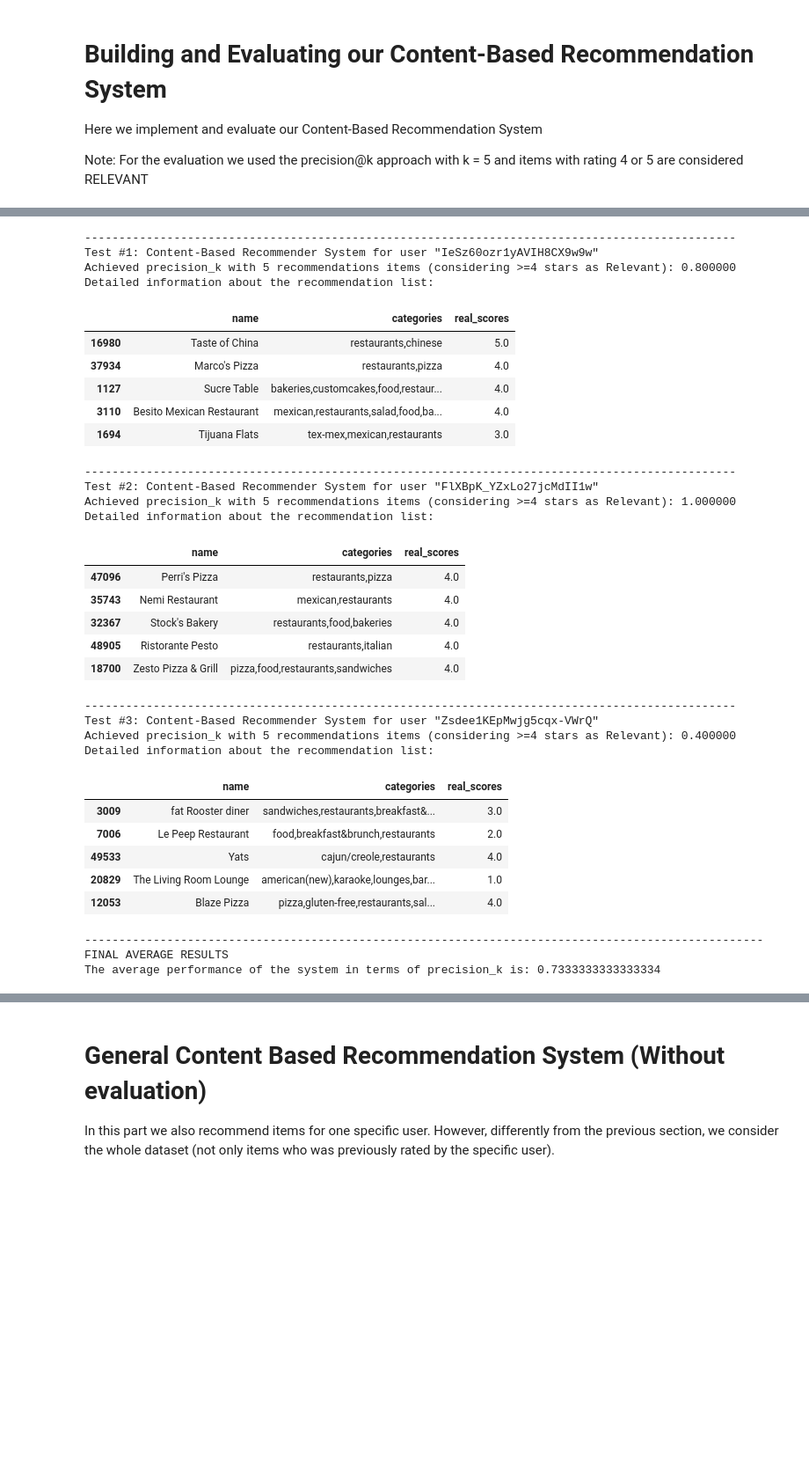
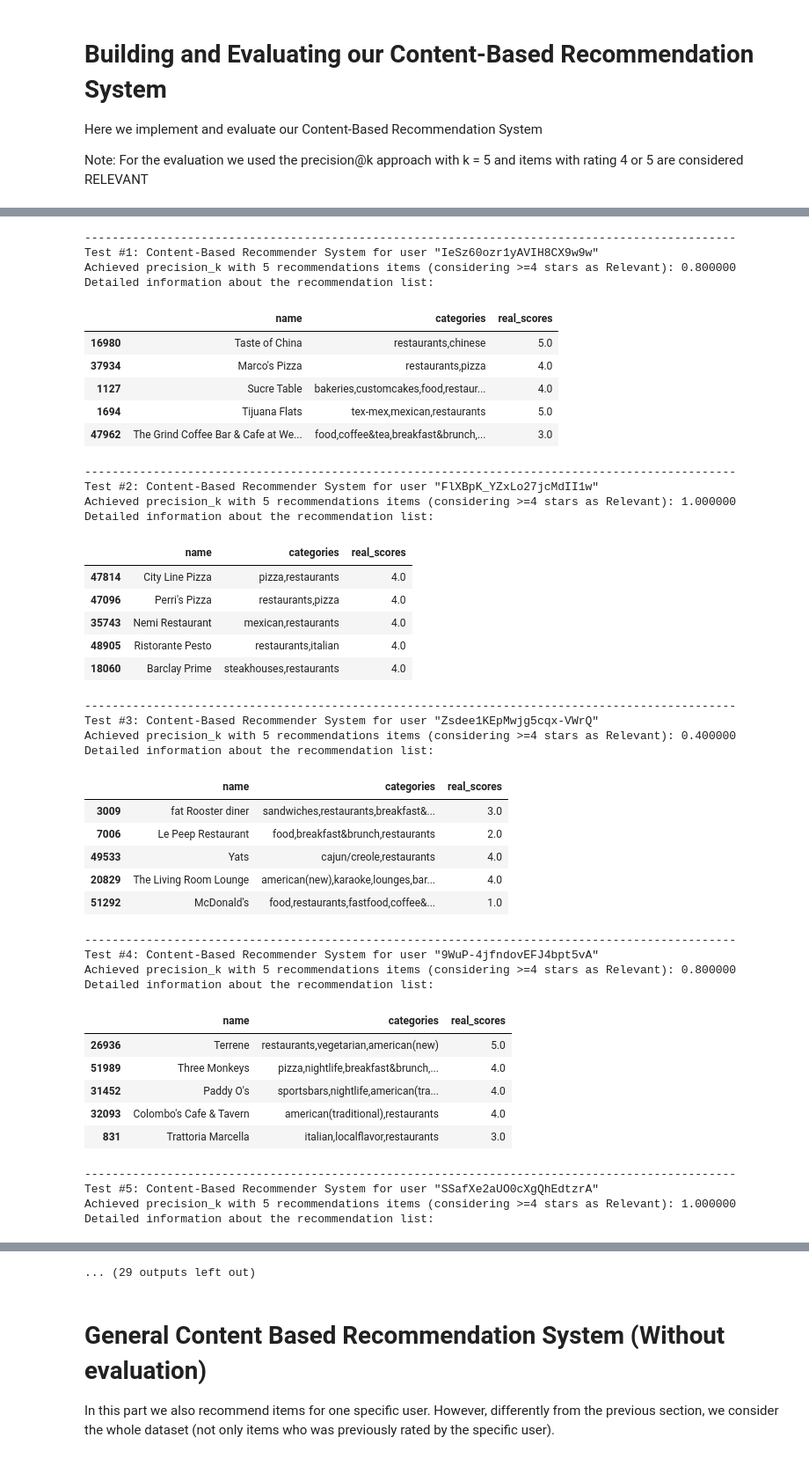
Before and after one commit to pouyakhooshabi/Recommender-System-Design, a Jupyter notebook: Programming_model-v2.ipynb, the cells around one changed output, grey strips where cells are left out. Shown at 88% size. Saved outputs shown, nothing was run; the diff lists cells and outputs as text; code cells hidden in the pictures; blank space fills up the shorter version.

```diff
--- a/Programming_model-v2.ipynb
+++ b/Programming_model-v2.ipynb
@@ -406,9 +420,7 @@ def return_stars(user_id_value, train):
     """
     This function create a vector of ratings for a given user using ONLY the train set
     """
-    df_temp1 = df_business_filtered[['business_id','city']].join(train, ['business_id'], how="full_outer")  # Creating the list of 'REVIEW' of current USER (note that business not evaluated receives None)
-    np_stars = np.array(df_temp1.select('stars').collect())  # Creating a list of reviews by this user
-    np_stars = np_stars.astype(str)  # Converting to string to remove 'None'
-    np_stars[np_stars == 'None'] = 0  # Replacing 'None' per 0
-    np_stars = np_stars.astype(float)  # Converting to float
+    df_temp1 = pd.merge(df_itemProf_normalized[['business_id']], train, on='business_id', how="left") # Finding ratings for all items for the user (NaN) is returned for non reted items
+    np_stars = df_temp1['stars'].to_numpy()
+    np_stars[np.isnan(np_stars)] = 0
     return np_stars
@@ -424,13 +430,9 @@ def build_user_profile(user_id_value, train):
     This function creates the user_profile given the user and the TRAIN SER
     """
     np_stars = return_stars(user_id_value, train)  # Using the function return_stars to form a vector with all restaurants reviwed
-    df_itemProf1 = df_itemProf_normalized.drop('business_id', axis = 1)  # dropping business ID column from item profile df
-    np_items_matrix1 = np.array(df_itemProf1)
-    user_profile = (np.matmul(np_stars.transpose(), np_items_matrix1))
+    np_items_matrix1 = np.array(df_itemProf_normalized.iloc[:,1:]) # dropping business ID column from item profile df and trsansformin np.array
+    user_profile = (np.matmul(np_stars.transpose(), np_items_matrix1))/np.sum(np_stars)
     return user_profile
-# %%
-df_itemProf1 = df_itemProf_normalized.drop('business_id', axis = 1)  # dropping business ID column from item profile df
-np_items_matrix1 = np.array(df_itemProf1)
 # %%
 def content_based_test(user_profile, k_value, test):
     """
@@ -440,7 +442,7 @@ def content_based_test(user_profile, k_value, test):
 
     df_itemProf1 = df_itemProf_normalized[df_itemProf_normalized['business_id'].isin(business_list)]
     np_items_matrix1 = np.array(df_itemProf1.iloc[:,1:])  # transform to np.array and do not consider first column
-    similarity = cosine_similarity(user_profile[[0]], np_items_matrix1[:])  # find the cosine_similarity
+    similarity = cosine_similarity(user_profile.reshape(1, -1), np_items_matrix1[:])  # find the cosine_similarity
     indices = (-similarity[0]).argsort()[:k_value] # Returning the position of the K highest similarities found for a given user
     return df_itemProf1['business_id'].to_numpy()[np.array([indices])]  # Return the list of business_id most similar
 # %%
@@ -474,51 +476,52 @@ unique_users_list = df_count_reviews1.select('user_id').rdd.flatMap(lambda x: x)
 training_split = 0.8  # 80% of the dataset is used to train
 k_value = 5  # Recommend five most similar items
 treshold_score = 4  # Items with stars 4 or ABOVE are considered RELEVANT
-num_users = 3  # Number of users evaluated
+num_users = 20  # Number of users evaluated
 historical_precision = []  # Auxiliar variable to store all precision
 cont = 1
 
 # Running the recommender system for NUM_USERS
 for user_id_value in unique_users_list[0:num_users]:
     [train, test] = preparing_data(user_id_value, df_review2, training_split)
-    user_profile = build_user_profile(user_id_value, train)
+    train1 = train.toPandas()
+    user_profile = build_user_profile(user_id_value, train1)
     test1 = test.toPandas()
     array_business = content_based_test(user_profile, k_value, test)
     [precision_k, array_score] = precision_at_k(array_business[0], test1, treshold_score)
     historical_precision.append(precision_k)
 
     print('-----------------------------------------------------------------------------------------------')
     print('Test #%i: Content-Based Recommender System for user "%s"' %(cont, user_id_value))
     cont = cont + 1
     print('Achieved precision_k with %i recommendations items (considering >=4 stars as Relevant): %f' %(k_value, precision_k))
     print('Detailed information about the recommendation list:')
     display(detailed_results(array_business[0], array_score))
     print('\n')
 
 print('---------------------------------------------------------------------------------------------------')
 print('FINAL AVERAGE RESULTS')
 print('The average performance of the system in terms of precision_k is:', np.average(historical_precision))
 # %% [output]
 -----------------------------------------------------------------------------------------------
 Test #1: Content-Based Recommender System for user "IeSz60ozr1yAVIH8CX9w9w"
 Achieved precision_k with 5 recommendations items (considering >=4 stars as Relevant): 0.800000
 Detailed information about the recommendation list:
 |  | name | categories | real_scores |
 | 16980 | Taste of China | restaurants,chinese | 5.0 |
 | 37934 | Marco's Pizza | restaurants,pizza | 4.0 |
 | 1127 | Sucre Table | bakeries,customcakes,food,restaur... | 4.0 |
-| 3110 | Besito Mexican Restaurant | mexican,restaurants,salad,food,ba... | 4.0 |
-| 1694 | Tijuana Flats | tex-mex,mexican,restaurants | 3.0 |
+| 1694 | Tijuana Flats | tex-mex,mexican,restaurants | 5.0 |
+| 47962 | The Grind Coffee Bar & Cafe at We... | food,coffee&tea,breakfast&brunch,... | 3.0 |
 -----------------------------------------------------------------------------------------------
 Test #2: Content-Based Recommender System for user "FlXBpK_YZxLo27jcMdII1w"
 Achieved precision_k with 5 recommendations items (considering >=4 stars as Relevant): 1.000000
 Detailed information about the recommendation list:
 |  | name | categories | real_scores |
+| 47814 | City Line Pizza | pizza,restaurants | 4.0 |
 | 47096 | Perri's Pizza | restaurants,pizza | 4.0 |
 | 35743 | Nemi Restaurant | mexican,restaurants | 4.0 |
-| 32367 | Stock's Bakery | restaurants,food,bakeries | 4.0 |
 | 48905 | Ristorante Pesto | restaurants,italian | 4.0 |
-| 18700 | Zesto Pizza & Grill | pizza,food,restaurants,sandwiches | 4.0 |
+| 18060 | Barclay Prime | steakhouses,restaurants | 4.0 |
 -----------------------------------------------------------------------------------------------
 Test #3: Content-Based Recommender System for user "Zsdee1KEpMwjg5cqx-VWrQ"
 Achieved precision_k with 5 recommendations items (considering >=4 stars as Relevant): 0.400000
@@ -527,8 +530,19 @@ Detailed information about the recommendation list:
 | 3009 | fat Rooster diner | sandwiches,restaurants,breakfast&... | 3.0 |
 | 7006 | Le Peep Restaurant | food,breakfast&brunch,restaurants | 2.0 |
 | 49533 | Yats | cajun/creole,restaurants | 4.0 |
-| 20829 | The Living Room Lounge | american(new),karaoke,lounges,bar... | 1.0 |
-| 12053 | Blaze Pizza | pizza,gluten-free,restaurants,sal... | 4.0 |
+| 20829 | The Living Room Lounge | american(new),karaoke,lounges,bar... | 4.0 |
+| 51292 | McDonald's | food,restaurants,fastfood,coffee&... | 1.0 |
----------------------------------------------------------------------------------------------------
-FINAL AVERAGE RESULTS
-The average performance of the system in terms of precision_k is: 0.7333333333333334
+-----------------------------------------------------------------------------------------------
+Test #4: Content-Based Recommender System for user "9WuP-4jfndovEFJ4bpt5vA"
+Achieved precision_k with 5 recommendations items (considering >=4 stars as Relevant): 0.800000
+Detailed information about the recommendation list:
+|  | name | categories | real_scores |
+| 26936 | Terrene | restaurants,vegetarian,american(new) | 5.0 |
+| 51989 | Three Monkeys | pizza,nightlife,breakfast&brunch,... | 4.0 |
+| 31452 | Paddy O's | sportsbars,nightlife,american(tra... | 4.0 |
+| 32093 | Colombo's Cafe & Tavern | american(traditional),restaurants | 4.0 |
+| 831 | Trattoria Marcella | italian,localflavor,restaurants | 3.0 |
+-----------------------------------------------------------------------------------------------
+Test #5: Content-Based Recommender System for user "SSafXe2aUO0cXgQhEdtzrA"
+Achieved precision_k with 5 recommendations items (considering >=4 stars as Relevant): 1.000000
+Detailed information about the recommendation list:
@@ -535,3 +565,4 @@ The average performance of the system in terms of precision_k is: 0.733333333333
+... (29 outputs left out)
 # %% [markdown]
 # General Content Based Recommendation System (Without evaluation)
 In this part we also recommend items for one specific user. However, differently from the previous section, we consider the whole dataset (not only items who was previously rated by the specific user).
```
Also changed, not shown: parts of 9 cells of this notebook.
